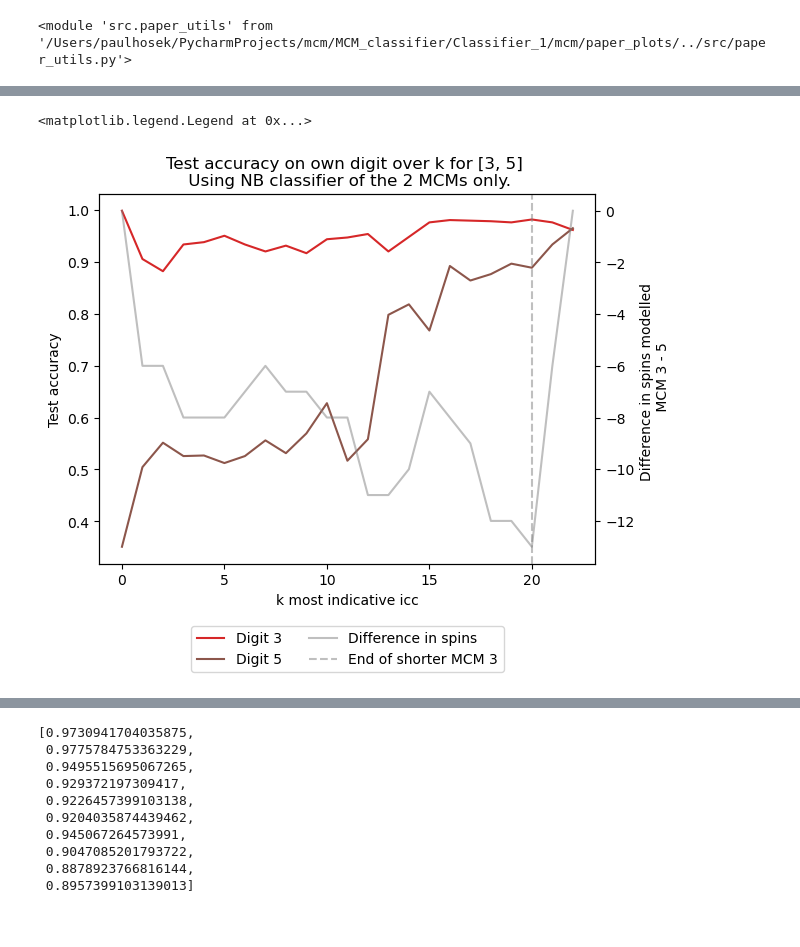
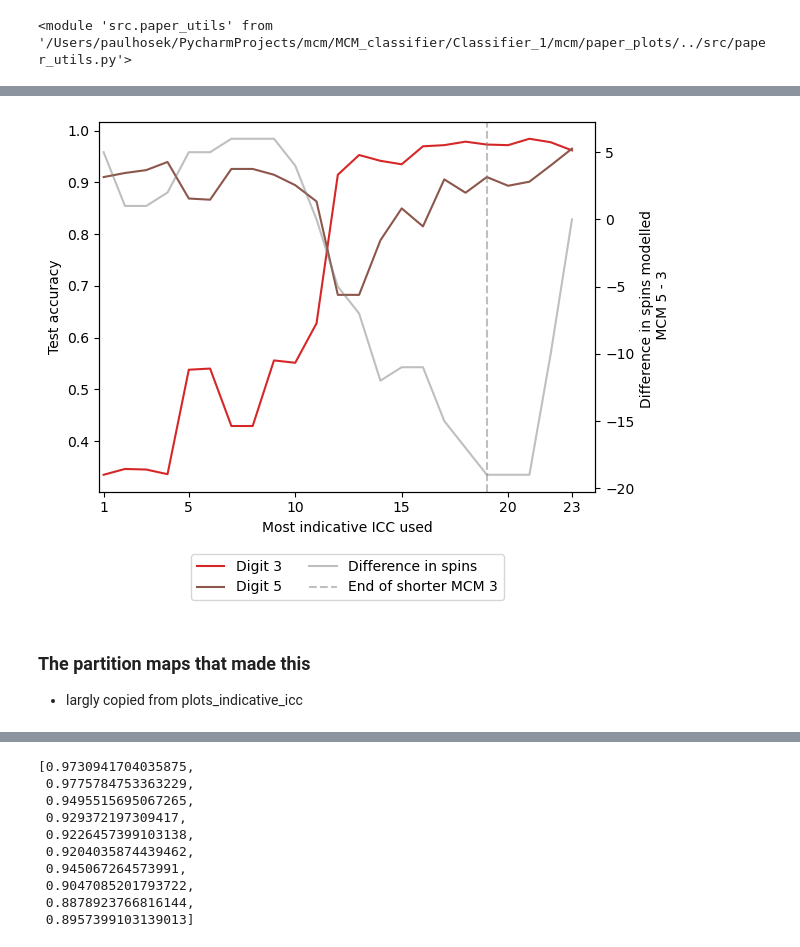
Before and after one commit to PaulHosek/MCM_classifier, a Jupyter notebook: Classifier_1/mcm/paper_plots/plots_testaccuracy_byk.ipynb, the cells around one changed output, grey strips where cells are left out. Drawn from its saved outputs; the diff is of its cells as text; code cells hidden in the pictures.

```diff
--- a/Classifier_1/mcm/paper_plots/plots_testaccuracy_byk.ipynb
+++ b/Classifier_1/mcm/paper_plots/plots_testaccuracy_byk.ipynb
@@ -34,8 +37,6 @@ test_probs = atest_probs[:,0,0]
 sample_idx = 0
 run_idx = 0
 mcms_range = [3,5]
-test_digit = mcms_range[0]
 
 all_byk_pair, all_byk_modspin = utils.get_all_byk_pair(atest_probs, atest_mcms, mcms_range, sample_idx, run_idx)
-all_byk = utils.adjust_smaller_icc(all_byk_pair,all_byk_modspin)
-all_byk[1].shape
+all_byk, nspin_diff, mods_long_short = utils.adjust_smaller_icc(all_byk_pair,all_byk_modspin)
@@ -90,38 +69,36 @@ def predicted_labels_byk_dig(all_byk, all_byk_modspin, mcms_range, dig):
 
     return out
 # predicted_labels_byk_dig(all_byk,all_byk_modspin, mcms_range, 1)
-# %%
-# n spins modeled per k
-nicc_mods = [len(i) for i in all_byk_modspin] # 33, 30
-mods_long_short = np.argsort(nicc_mods)[::-1]
-nspin_diff = all_byk_modspin[mods_long_short[0]][:np.min(nicc_mods)] - all_byk_modspin[mods_long_short[1]][:np.min(nicc_mods)]
-nspin_diff = np.append(nspin_diff,(  all_byk_modspin[mods_long_short[0]][np.min(nicc_mods):] - all_byk_modspin[mods_long_short[1]][-1]))
 # %%
 own_label_pred = np.array([predicted_labels_byk_dig(all_byk,all_byk_modspin, mcms_range, dig)[:,mcms_range.index(dig)] for dig in mcms_range]).T/892
 
-
+xrange = np.arange(1,len(nspin_diff)+1)
 colors = np.array(myplot.get_list_fromcmap("tab10", N=10))
 
 fig, ax1 = plt.subplots()
 
 # Plot own_label_pred on the primary y-axis
 for i in range(2):
-    ax1.plot(own_label_pred[:, i], label=f"Digit {mcms_range[i]}", color=colors[mcms_range[i]])
+    ax1.plot(xrange,own_label_pred[:, i], label=f"Digit {mcms_range[i]}", color=colors[mcms_range[i]])
+
 
 ax1.set_ylabel("Test accuracy")
-ax1.set_xlabel("k most indicative icc")
+ax1.set_xlabel("Most indicative ICC used")
 ax1.legend(title="Show digit")
-ax1.set_title(f"Test accuracy on own digit over k for {mcms_range} \n Using NB classifier of the 2 MCMs only.")
+# ax1.set_title(f"Test accuracy on own digit over k for {mcms_range} \n Using NB classifier of the 2 MCMs only.")
 
 ax2 = ax1.twinx()
-ax2.plot(nspin_diff, color="grey", alpha=.5, label="Difference in spins")
-ax2.axvline(np.min(nicc_mods)-1, color="grey", alpha=.5, linestyle="--", label=f"End of shorter MCM {mcms_range[mods_long_short[1]]}")
-ax2.set_ylabel(f"Difference in spins modelled \n MCM {mcms_range[0]} - {mcms_range[1]}")
+ax2.plot(xrange,nspin_diff, color="grey", alpha=.5, label="Difference in spins")
+ax2.axvline(np.min(nicc_mods), color="grey", alpha=.5, linestyle="--", label=f"End of shorter MCM {mcms_range[mods_long_short[1]]}")
+ax2.set_ylabel(f"Difference in spins modelled \n MCM {mcms_range[mods_long_short[0]]} - {mcms_range[mods_long_short[1]]}")
 
 # Combine legends
 lines, labels = ax1.get_legend_handles_labels()
 lines2, labels2 = ax2.get_legend_handles_labels()
 ax1.legend(lines + lines2, labels + labels2, loc="upper center",ncol=2, bbox_to_anchor=(0.5, -0.15))
+ax1.set_xticks([1]+list(np.arange(0, xrange.max(),5)[1:])+[xrange.max()])
+ax1.set_xlim(left=.8)
+plt.savefig(f"./img/testacc_icc_{mcms_range[0]}{mcms_range[1]}", bbox_inches="tight", dpi=300)
+# plt.show()
 # %% [output]
-<matplotlib.legend.Legend at 0x...>
-[figure, old version]
+[figure, new version]
@@ -138,0 +105,3 @@ ax1.legend(lines + lines2, labels + labels2, loc="upper center",ncol=2, bbox_to_
+# %% [markdown]
+### The partition maps that made this
+- largly copied from plots_indicative_icc
```
Also changed, not shown: parts of 7 cells of this notebook, 10 other files.
